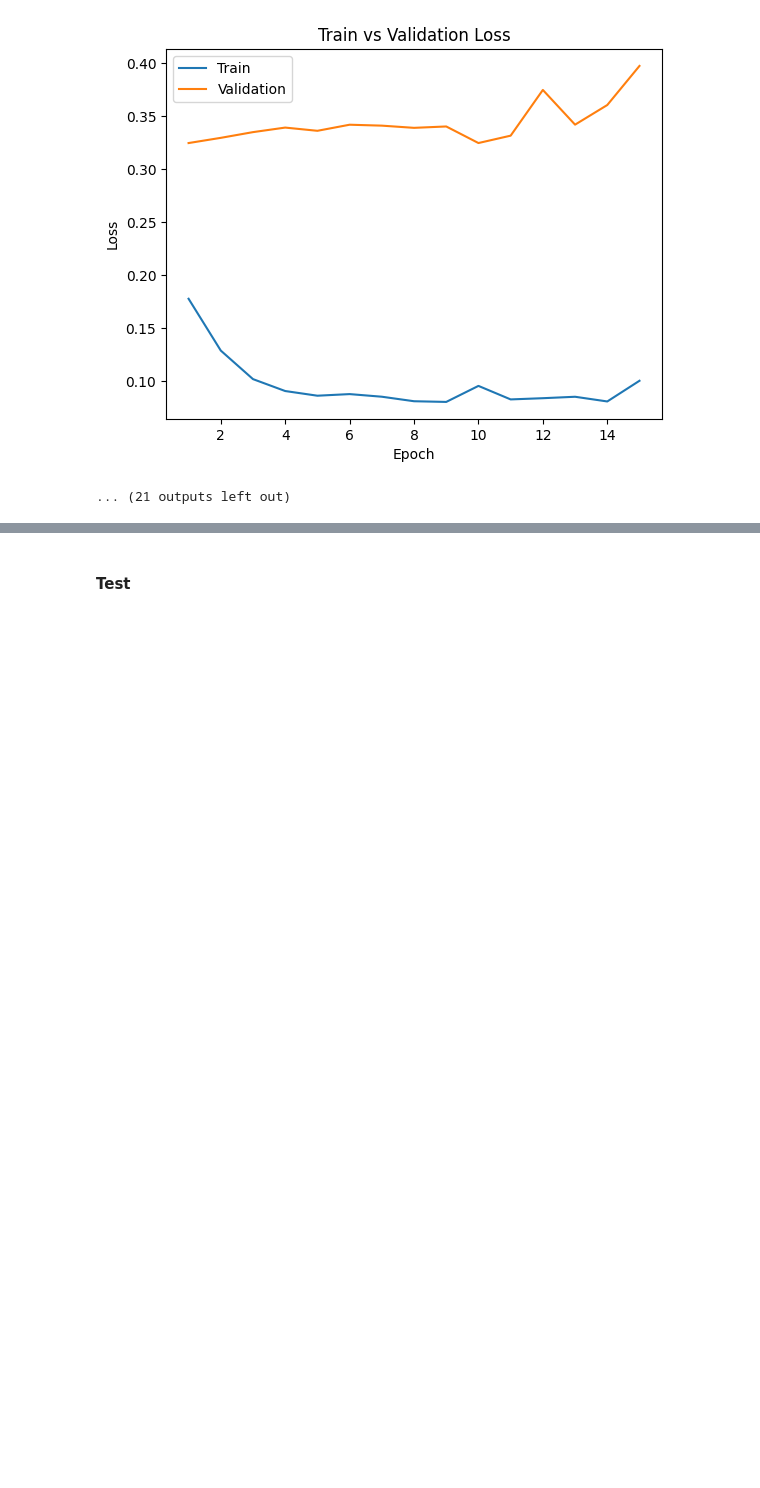
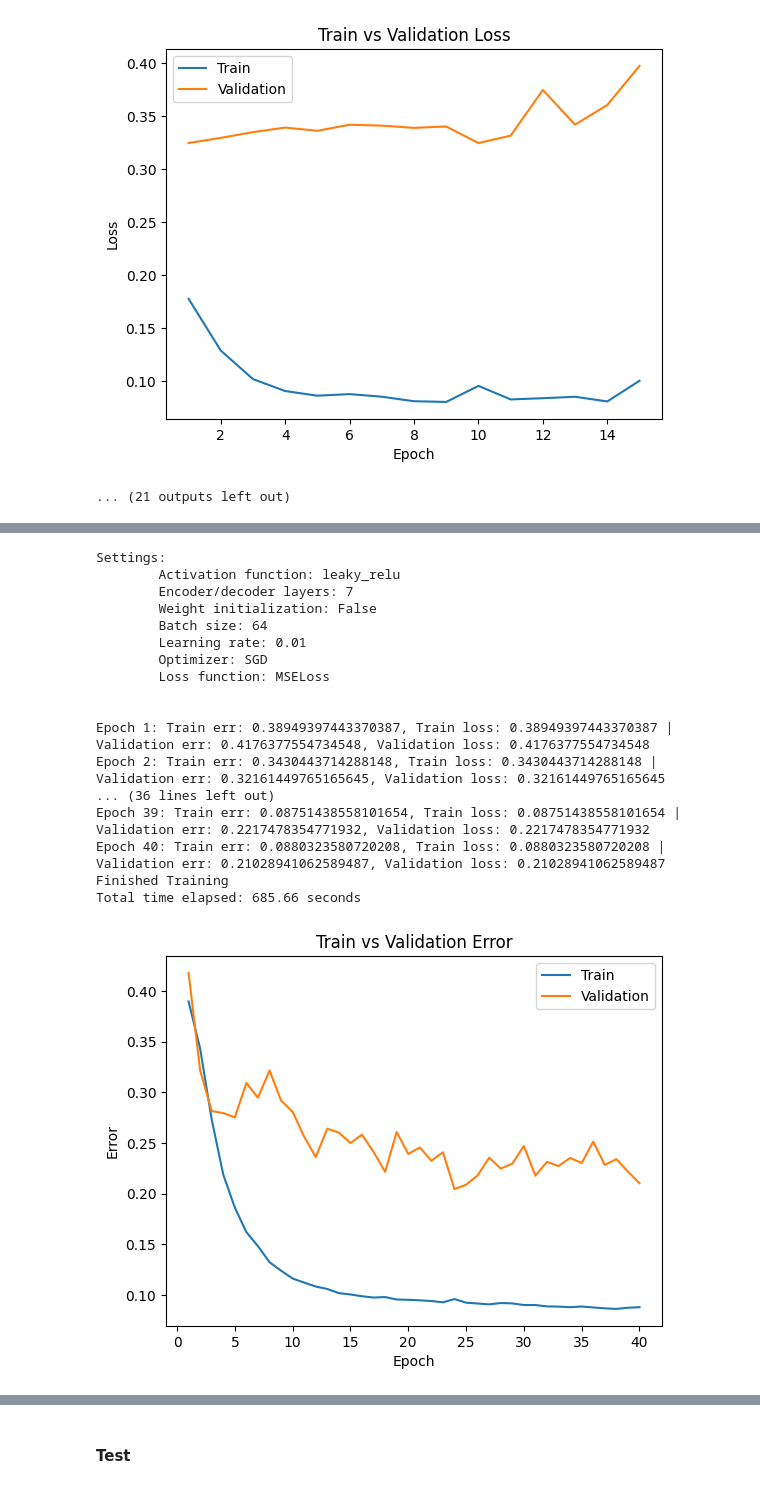
Before and after one commit to WilliamJWen/Project42, a Jupyter notebook: colab_notebooks/model.ipynb, the cells around one changed output, grey strips where cells are left out. Saved outputs shown, nothing was run; the diff lists cells and outputs as text; code cells hidden in the pictures; blank space fills up the shorter version.

Commit message:
Finished training autoencoder

```diff
--- a/colab_notebooks/model.ipynb
+++ b/colab_notebooks/model.ipynb
@@ -1576,0 +1660,57 @@ Settings:
+# %%
+settings = []
+settings.append({"act":F.leaky_relu,  "layers":7, "winit":False,  "bs":64,
+                 "lr":0.01, "optim":optim.SGD,  "crit":nn.MSELoss(),
+                 "epochs":40})
+settings.append({"act":F.leaky_relu,  "layers":7, "winit":False,  "bs":64,
+                 "lr":1e-5, "optim":optim.Adam, "crit":nn.MSELoss(),
+                 "epochs":40})
+
+
+for s in settings:
+  print("\nSettings:")
+  print("\tActivation function:",
+        s["act"] if s["act"] == "TRec" else s["act"].__name__)
+  print("\tEncoder/decoder layers:", s["layers"])
+  print("\tWeight initialization:", s["winit"])
+  print("\tBatch size:", s["bs"])
+  print("\tLearning rate:", s["lr"])
+  print("\tOptimizer:", s["optim"].__name__)
+  print("\tLoss function:", type(s["crit"]).__name__)
+  print("\n")
+
+  autoencoder = ConvAutoencoder(activation=s["act"],
+                                layers=s["layers"],
+                                weight_init=s["winit"])
+  train_step1_net(autoencoder,
+                  batch_size=s["bs"],
+                  learning_rate=s["lr"],
+                  optim_type=s["optim"],
+                  criterion=s["crit"],
+                  num_epochs=s["epochs"])
+
+  plot_training_curve_step1(get_step1_model_name(name=autoencoder.name,
+                                                 criterion=s["crit"],
+                                                 optimizer=s["optim"],
+                                                 batch_size=s["bs"],
+                                                 learning_rate=s["lr"],
+                                                 epoch=s["epochs"]))
+# %% [output]
+Settings:
+        Activation function: leaky_relu
+        Encoder/decoder layers: 7
+        Weight initialization: False
+        Batch size: 64
+        Learning rate: 0.01
+        Optimizer: SGD
+        Loss function: MSELoss
+
+
+Epoch 1: Train err: 0.38949397443370387, Train loss: 0.38949397443370387 | Validation err: 0.4176377554734548, Validation loss: 0.4176377554734548
+Epoch 2: Train err: 0.3430443714288148, Train loss: 0.3430443714288148 | Validation err: 0.32161449765165645, Validation loss: 0.32161449765165645
+... (36 lines left out)
+Epoch 39: Train err: 0.08751438558101654, Train loss: 0.08751438558101654 | Validation err: 0.2217478354771932, Validation loss: 0.2217478354771932
+Epoch 40: Train err: 0.0880323580720208, Train loss: 0.0880323580720208 | Validation err: 0.21028941062589487, Validation loss: 0.21028941062589487
+Finished Training
+Total time elapsed: 685.66 seconds
+[figure, added]
```
Also changed, not shown: parts of 10 cells of this notebook.
